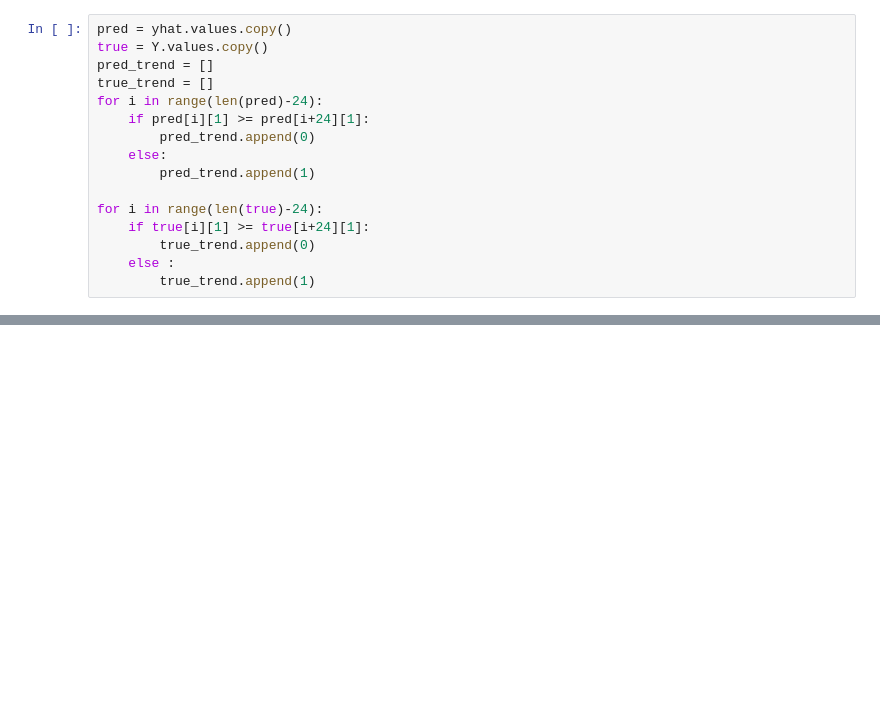
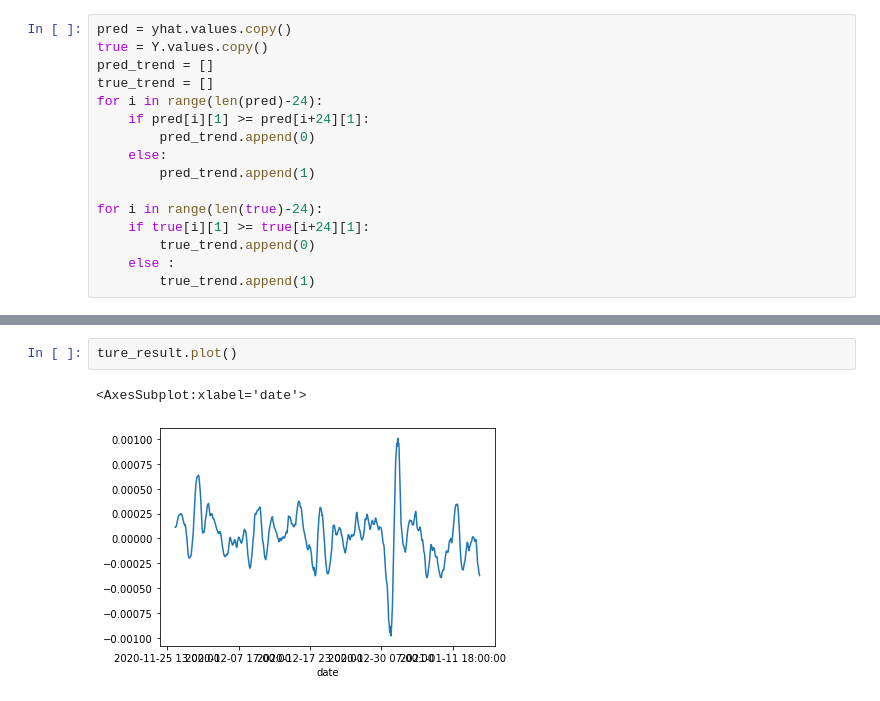
Before and after one commit to pannawit2541/Forex-Trend-Prediction, a Jupyter notebook: API/Evaluate.ipynb, the cells around one changed output, grey strips where cells are left out. Cells and saved outputs as stored; diff of their text form; blank space fills up the shorter version.

```diff
--- a/API/Evaluate.ipynb
+++ b/API/Evaluate.ipynb
@@ -385,0 +434,5 @@ accuracy_score(pred_trend,true_trend)
+# %%
+ture_result.plot()
+# %% [output]
+<AxesSubplot:xlabel='date'>
+[figure, added]
```
Also changed, not shown: parts of 7 cells of this notebook.
